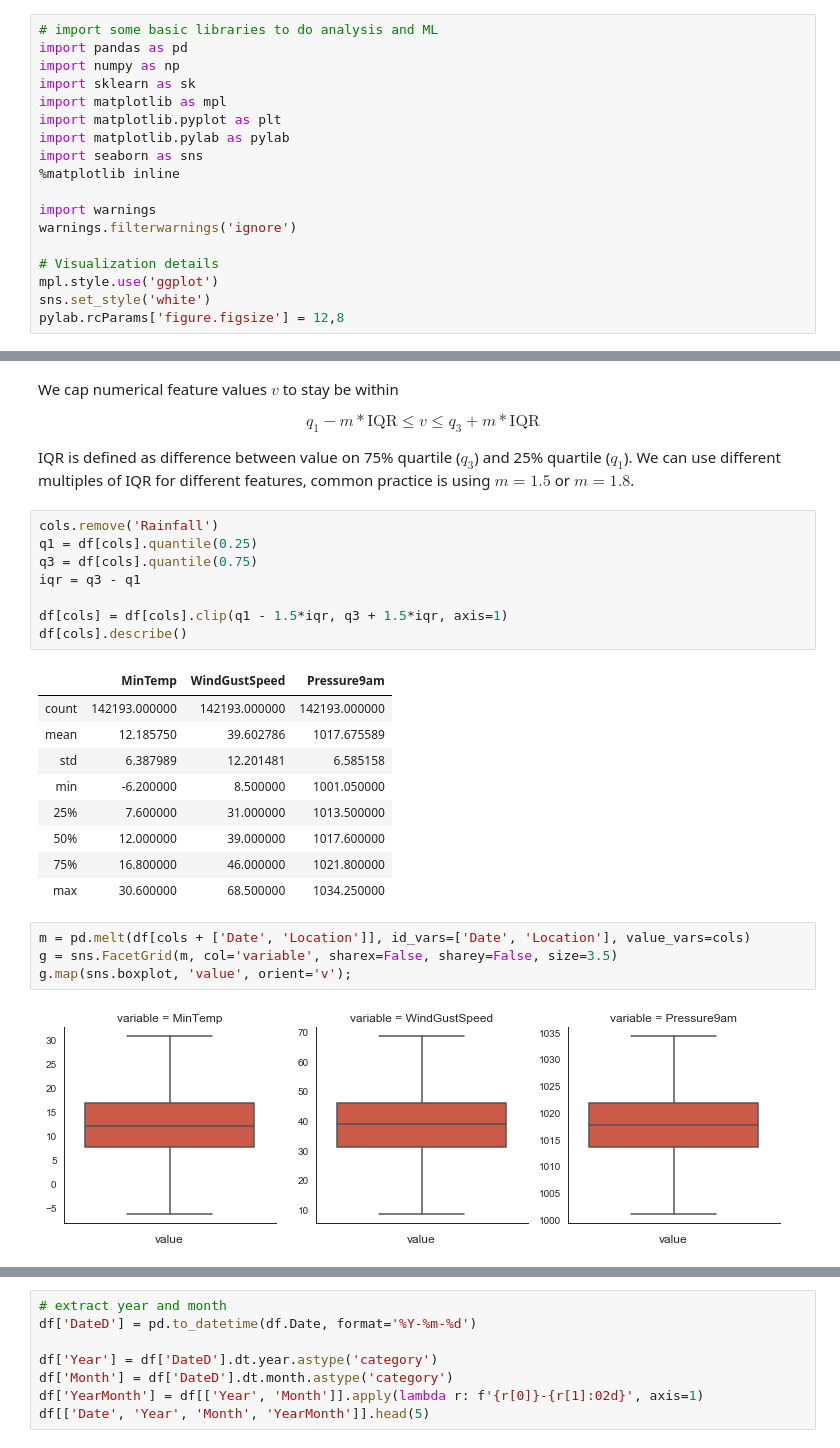
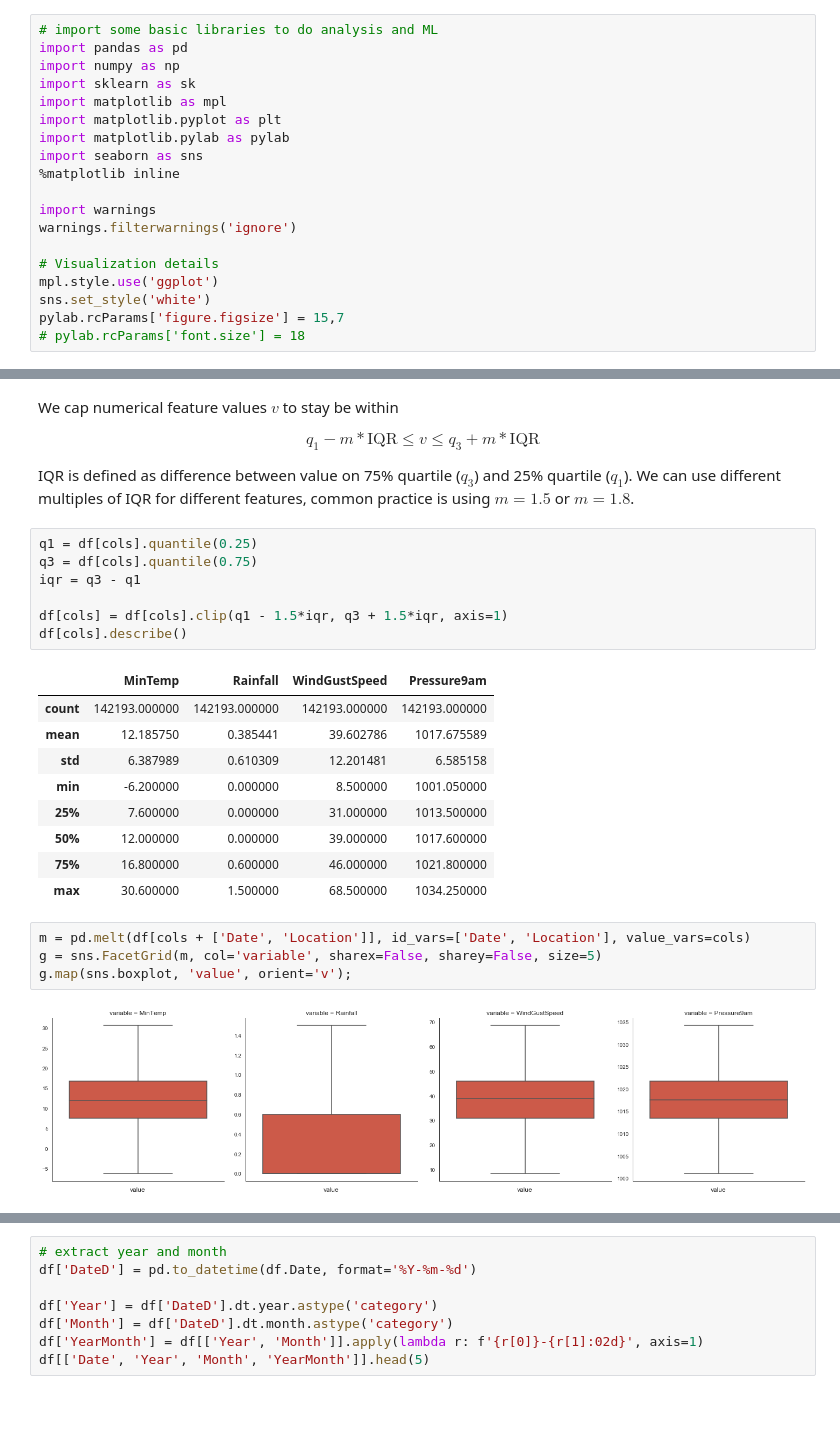
Before and after one commit to avast/machine-learning-python, a Jupyter notebook: imlp_1_data.ipynb, the cells around one changed output, grey strips where cells are left out. Saved outputs shown, nothing was run; the diff lists cells and outputs as text; blank space fills up the shorter version.

```diff
--- a/imlp_1_data.ipynb
+++ b/imlp_1_data.ipynb
@@ -45,7 +47,8 @@ warnings.filterwarnings('ignore')
 # Visualization details
 mpl.style.use('ggplot')
 sns.set_style('white')
-pylab.rcParams['figure.figsize'] = 12,8
+pylab.rcParams['figure.figsize'] = 15,7
+# pylab.rcParams['font.size'] = 18
 # %% [markdown]
 <a id="load"></a>
 ## Load and Get to Know Your Data
@@ -262,7 +281,6 @@ $$q_1 - m * \text{IQR} \le v \le q_3 + m * \text{IQR}$$
 
 IQR is defined as difference between value on 75% quartile ($q_3$) and 25% quartile ($q_1$). We can use different multiples of IQR for different features, common practice is using $m = 1.5$ or $m = 1.8$.
 # %%
-cols.remove('Rainfall')
 q1 = df[cols].quantile(0.25)
 q3 = df[cols].quantile(0.75)
 iqr = q3 - q1
@@ -270,21 +288,21 @@ iqr = q3 - q1
 df[cols] = df[cols].clip(q1 - 1.5*iqr, q3 + 1.5*iqr, axis=1)
 df[cols].describe()
 # %% [output]
-|  | MinTemp | WindGustSpeed | Pressure9am |
-| count | 142193.000000 | 142193.000000 | 142193.000000 |
-| mean | 12.185750 | 39.602786 | 1017.675589 |
-| std | 6.387989 | 12.201481 | 6.585158 |
-| min | -6.200000 | 8.500000 | 1001.050000 |
-| 25% | 7.600000 | 31.000000 | 1013.500000 |
-| 50% | 12.000000 | 39.000000 | 1017.600000 |
-| 75% | 16.800000 | 46.000000 | 1021.800000 |
-| max | 30.600000 | 68.500000 | 1034.250000 |
+|  | MinTemp | Rainfall | WindGustSpeed | Pressure9am |
+| count | 142193.000000 | 142193.000000 | 142193.000000 | 142193.000000 |
+| mean | 12.185750 | 0.385441 | 39.602786 | 1017.675589 |
+| std | 6.387989 | 0.610309 | 12.201481 | 6.585158 |
+| min | -6.200000 | 0.000000 | 8.500000 | 1001.050000 |
+| 25% | 7.600000 | 0.000000 | 31.000000 | 1013.500000 |
+| 50% | 12.000000 | 0.000000 | 39.000000 | 1017.600000 |
+| 75% | 16.800000 | 0.600000 | 46.000000 | 1021.800000 |
+| max | 30.600000 | 1.500000 | 68.500000 | 1034.250000 |
 # %%
 m = pd.melt(df[cols + ['Date', 'Location']], id_vars=['Date', 'Location'], value_vars=cols)
-g = sns.FacetGrid(m, col='variable', sharex=False, sharey=False, size=3.5)
+g = sns.FacetGrid(m, col='variable', sharex=False, sharey=False, size=5)
 g.map(sns.boxplot, 'value', orient='v');
 # %% [output]
-[figure, old version]
+[figure, new version]
 # %% [markdown]
 #### Irregular Cardinality
 
```
Also changed, not shown: parts of 66 cells of this notebook, 7 other files.
